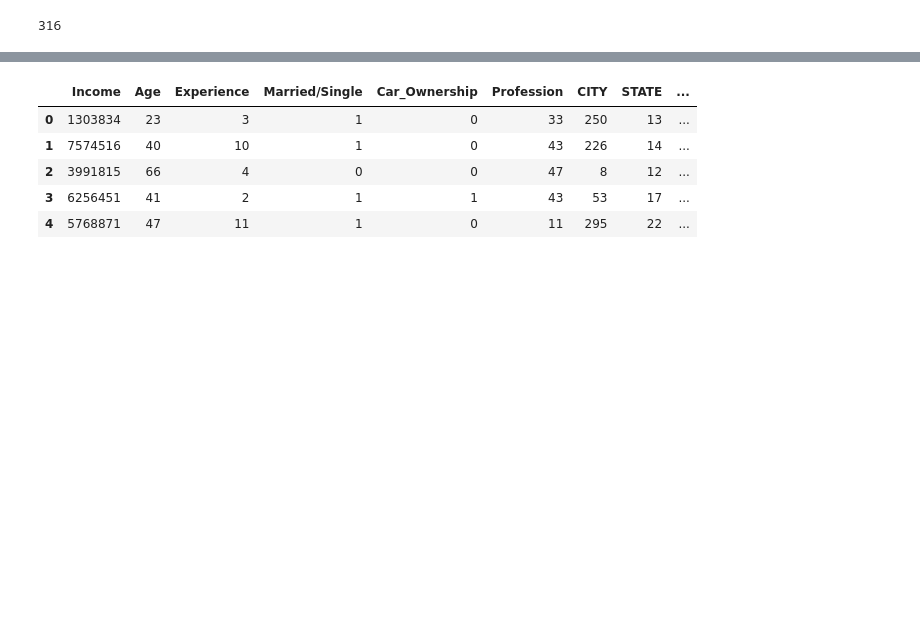
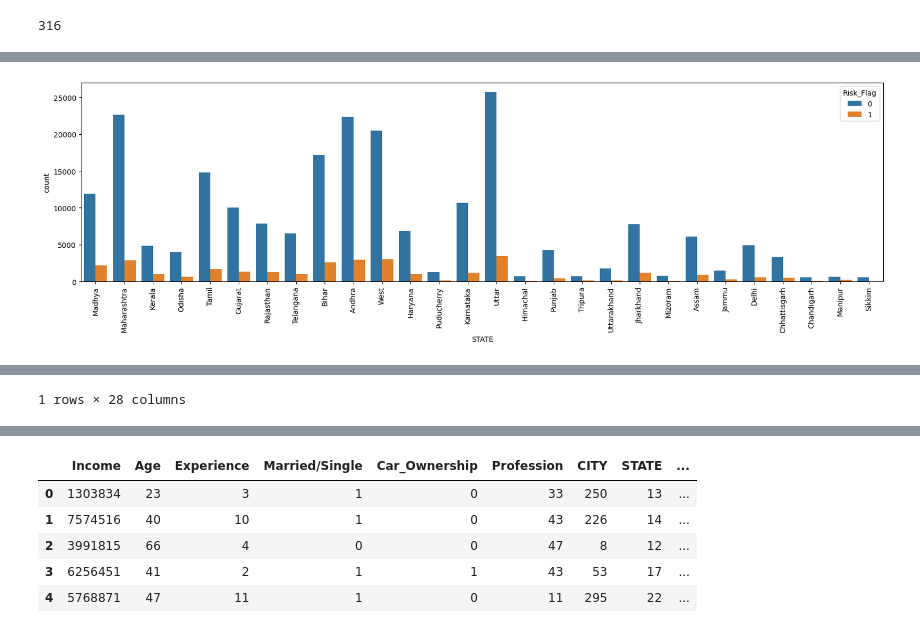
Before and after one commit to Gabinson200/CITI_2023_Summer_Intern, a Jupyter notebook: defult_data_visualization0.1.ipynb, the cells around one changed output, grey strips where cells are left out. Drawn from its saved outputs; the diff is of its cells as text; code cells hidden in the pictures; blank space fills up the shorter version.

```diff
--- a/defult_data_visualization0.1.ipynb
+++ b/defult_data_visualization0.1.ipynb
@@ -134,0 +151,10 @@ len(df.STATE.unique())
+# %%
+plt.figure(figsize=(20,5))
+plt.xticks(rotation="vertical")
+sns.countplot(x="STATE", data=df, hue=df.Risk_Flag)
+plt.show()
+
+# The average risk percentage of each state
+df.groupby("STATE").Risk_Flag.apply(lambda x: (x.sum() / x.size) * 100).sort_values(ascending=False).to_frame().T
+# %% [output]
+[figure, added]
@@ -135 +163,2 @@ len(df.STATE.unique())
+1 rows × 28 columns
 # %%
```
Also changed, not shown: parts of 14 cells of this notebook.
